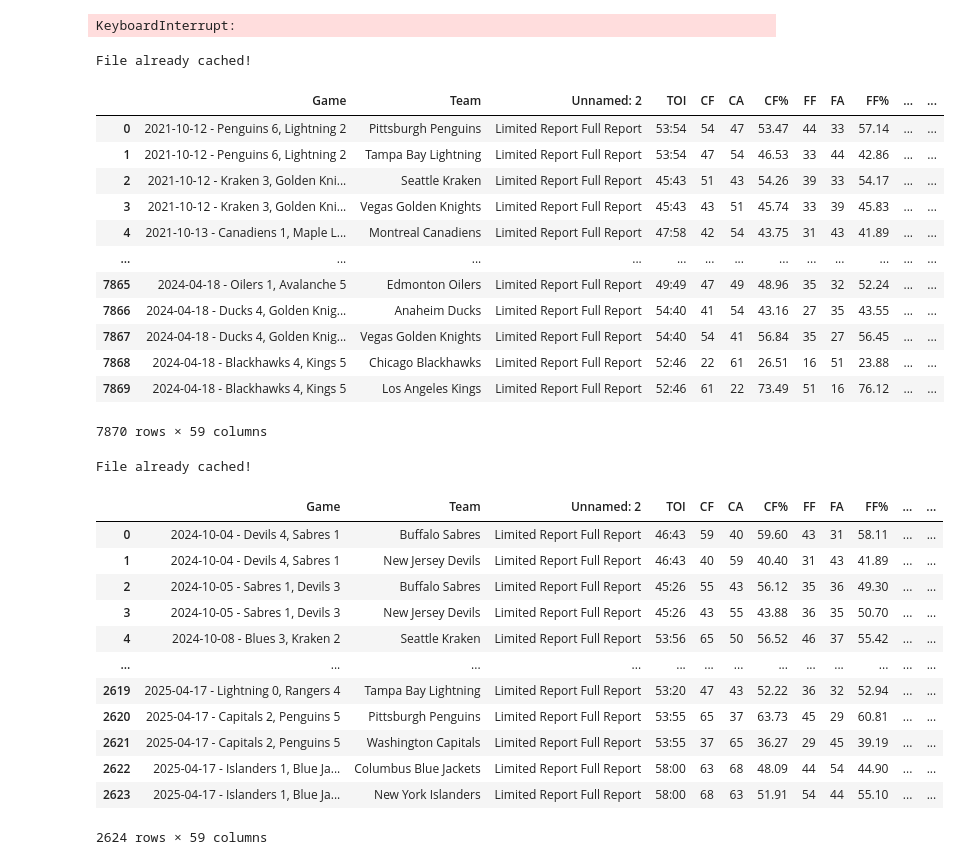
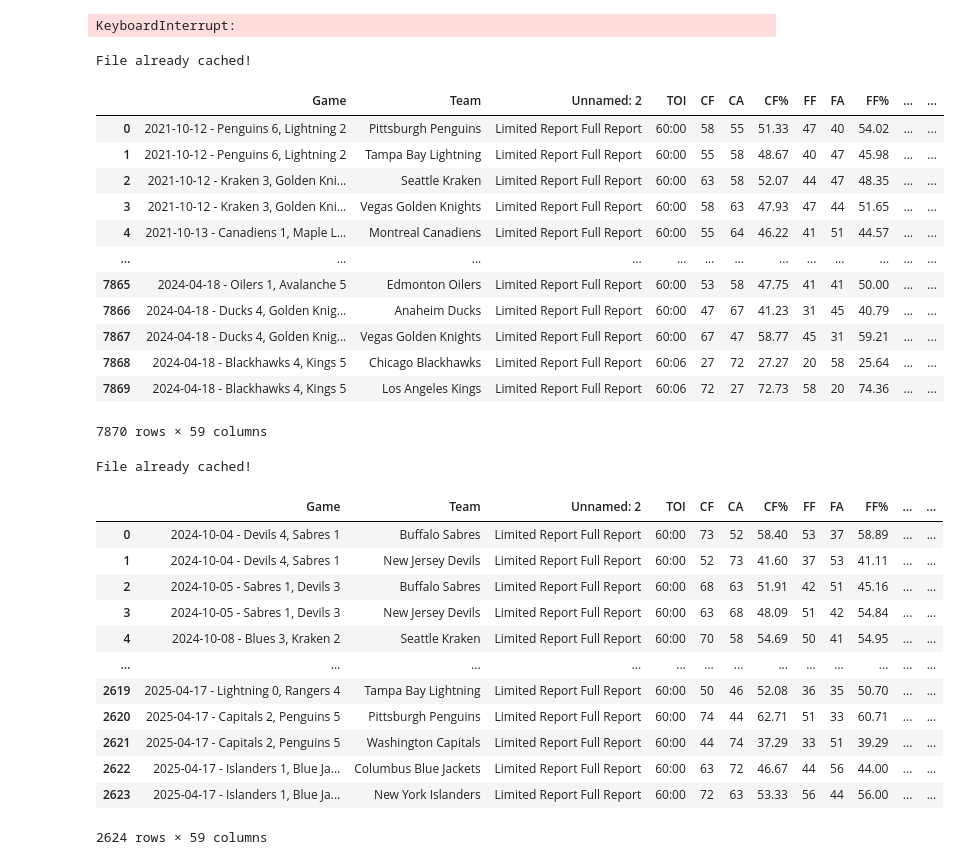
Before and after one commit to vblais12/NHL_stats_predictor, a Jupyter notebook: Testing/Scraping.ipynb, the cells around one changed output. Drawn from its saved outputs; the diff is of its cells as text; code cells hidden in the pictures.

```diff
--- a/Testing/Scraping.ipynb
+++ b/Testing/Scraping.ipynb
@@ -305,33 +305,33 @@ data
 data_sorted = data.sort_values(by=['Date', 'Time', 'Team']).reset_index(drop=True)
 data_sorted
 # %%
-url = 'https://www.naturalstattrick.com/games.php?fromseason=20212022&thruseason=20232024&stype=2&sit=5v5&loc=B&team=All&rate=n'
+url = 'https://www.naturalstattrick.com/games.php?fromseason=20212022&thruseason=20232024&stype=2&sit=all&loc=B&team=All&rate=n'
 
 import pandas as pd
 from io import StringIO
 
 data = get_page(url)
 data = StringIO(data)
 
 table1 = pd.read_html(data, attrs={'id' : 'teams'})[0]
 table1
 # %% [output]
 File already cached!
 |  | Game | Team | Unnamed: 2 | TOI | CF | CA | CF% | FF | FA | FF% | ... | ... |
-| 0 | 2021-10-12 - Penguins 6, Lightning 2 | Pittsburgh Penguins | Limited Report Full Report | 53:54 | 54 | 47 | 53.47 | 44 | 33 | 57.14 | ... | ... |
-| 1 | 2021-10-12 - Penguins 6, Lightning 2 | Tampa Bay Lightning | Limited Report Full Report | 53:54 | 47 | 54 | 46.53 | 33 | 44 | 42.86 | ... | ... |
-| 2 | 2021-10-12 - Kraken 3, Golden Kni... | Seattle Kraken | Limited Report Full Report | 45:43 | 51 | 43 | 54.26 | 39 | 33 | 54.17 | ... | ... |
-| 3 | 2021-10-12 - Kraken 3, Golden Kni... | Vegas Golden Knights | Limited Report Full Report | 45:43 | 43 | 51 | 45.74 | 33 | 39 | 45.83 | ... | ... |
-| 4 | 2021-10-13 - Canadiens 1, Maple L... | Montreal Canadiens | Limited Report Full Report | 47:58 | 42 | 54 | 43.75 | 31 | 43 | 41.89 | ... | ... |
+| 0 | 2021-10-12 - Penguins 6, Lightning 2 | Pittsburgh Penguins | Limited Report Full Report | 60:00 | 58 | 55 | 51.33 | 47 | 40 | 54.02 | ... | ... |
+| 1 | 2021-10-12 - Penguins 6, Lightning 2 | Tampa Bay Lightning | Limited Report Full Report | 60:00 | 55 | 58 | 48.67 | 40 | 47 | 45.98 | ... | ... |
+| 2 | 2021-10-12 - Kraken 3, Golden Kni... | Seattle Kraken | Limited Report Full Report | 60:00 | 63 | 58 | 52.07 | 44 | 47 | 48.35 | ... | ... |
+| 3 | 2021-10-12 - Kraken 3, Golden Kni... | Vegas Golden Knights | Limited Report Full Report | 60:00 | 58 | 63 | 47.93 | 47 | 44 | 51.65 | ... | ... |
+| 4 | 2021-10-13 - Canadiens 1, Maple L... | Montreal Canadiens | Limited Report Full Report | 60:00 | 55 | 64 | 46.22 | 41 | 51 | 44.57 | ... | ... |
 | ... | ... | ... | ... | ... | ... | ... | ... | ... | ... | ... | ... | ... |
-| 7865 | 2024-04-18 - Oilers 1, Avalanche 5 | Edmonton Oilers | Limited Report Full Report | 49:49 | 47 | 49 | 48.96 | 35 | 32 | 52.24 | ... | ... |
-| 7866 | 2024-04-18 - Ducks 4, Golden Knig... | Anaheim Ducks | Limited Report Full Report | 54:40 | 41 | 54 | 43.16 | 27 | 35 | 43.55 | ... | ... |
-| 7867 | 2024-04-18 - Ducks 4, Golden Knig... | Vegas Golden Knights | Limited Report Full Report | 54:40 | 54 | 41 | 56.84 | 35 | 27 | 56.45 | ... | ... |
-| 7868 | 2024-04-18 - Blackhawks 4, Kings 5 | Chicago Blackhawks | Limited Report Full Report | 52:46 | 22 | 61 | 26.51 | 16 | 51 | 23.88 | ... | ... |
-| 7869 | 2024-04-18 - Blackhawks 4, Kings 5 | Los Angeles Kings | Limited Report Full Report | 52:46 | 61 | 22 | 73.49 | 51 | 16 | 76.12 | ... | ... |
+| 7865 | 2024-04-18 - Oilers 1, Avalanche 5 | Edmonton Oilers | Limited Report Full Report | 60:00 | 53 | 58 | 47.75 | 41 | 41 | 50.00 | ... | ... |
+| 7866 | 2024-04-18 - Ducks 4, Golden Knig... | Anaheim Ducks | Limited Report Full Report | 60:00 | 47 | 67 | 41.23 | 31 | 45 | 40.79 | ... | ... |
+| 7867 | 2024-04-18 - Ducks 4, Golden Knig... | Vegas Golden Knights | Limited Report Full Report | 60:00 | 67 | 47 | 58.77 | 45 | 31 | 59.21 | ... | ... |
+| 7868 | 2024-04-18 - Blackhawks 4, Kings 5 | Chicago Blackhawks | Limited Report Full Report | 60:06 | 27 | 72 | 27.27 | 20 | 58 | 25.64 | ... | ... |
+| 7869 | 2024-04-18 - Blackhawks 4, Kings 5 | Los Angeles Kings | Limited Report Full Report | 60:06 | 72 | 27 | 72.73 | 58 | 20 | 74.36 | ... | ... |
 7870 rows × 59 columns
 # %%
-url2 = 'https://www.naturalstattrick.com/games.php?fromseason=20242025&thruseason=20242025&stype=2&sit=5v5&loc=B&team=All&rate=n'
+url2 = 'https://www.naturalstattrick.com/games.php?fromseason=20242025&thruseason=20242025&stype=2&sit=all&loc=B&team=All&rate=n'
 
 html = get_page(url2)
 html = StringIO(html)
@@ -341,17 +341,17 @@ table2
 # %% [output]
 File already cached!
 |  | Game | Team | Unnamed: 2 | TOI | CF | CA | CF% | FF | FA | FF% | ... | ... |
-| 0 | 2024-10-04 - Devils 4, Sabres 1 | Buffalo Sabres | Limited Report Full Report | 46:43 | 59 | 40 | 59.60 | 43 | 31 | 58.11 | ... | ... |
-| 1 | 2024-10-04 - Devils 4, Sabres 1 | New Jersey Devils | Limited Report Full Report | 46:43 | 40 | 59 | 40.40 | 31 | 43 | 41.89 | ... | ... |
-| 2 | 2024-10-05 - Sabres 1, Devils 3 | Buffalo Sabres | Limited Report Full Report | 45:26 | 55 | 43 | 56.12 | 35 | 36 | 49.30 | ... | ... |
-| 3 | 2024-10-05 - Sabres 1, Devils 3 | New Jersey Devils | Limited Report Full Report | 45:26 | 43 | 55 | 43.88 | 36 | 35 | 50.70 | ... | ... |
-| 4 | 2024-10-08 - Blues 3, Kraken 2 | Seattle Kraken | Limited Report Full Report | 53:56 | 65 | 50 | 56.52 | 46 | 37 | 55.42 | ... | ... |
+| 0 | 2024-10-04 - Devils 4, Sabres 1 | Buffalo Sabres | Limited Report Full Report | 60:00 | 73 | 52 | 58.40 | 53 | 37 | 58.89 | ... | ... |
+| 1 | 2024-10-04 - Devils 4, Sabres 1 | New Jersey Devils | Limited Report Full Report | 60:00 | 52 | 73 | 41.60 | 37 | 53 | 41.11 | ... | ... |
+| 2 | 2024-10-05 - Sabres 1, Devils 3 | Buffalo Sabres | Limited Report Full Report | 60:00 | 68 | 63 | 51.91 | 42 | 51 | 45.16 | ... | ... |
+| 3 | 2024-10-05 - Sabres 1, Devils 3 | New Jersey Devils | Limited Report Full Report | 60:00 | 63 | 68 | 48.09 | 51 | 42 | 54.84 | ... | ... |
+| 4 | 2024-10-08 - Blues 3, Kraken 2 | Seattle Kraken | Limited Report Full Report | 60:00 | 70 | 58 | 54.69 | 50 | 41 | 54.95 | ... | ... |
 | ... | ... | ... | ... | ... | ... | ... | ... | ... | ... | ... | ... | ... |
-| 2619 | 2025-04-17 - Lightning 0, Rangers 4 | Tampa Bay Lightning | Limited Report Full Report | 53:20 | 47 | 43 | 52.22 | 36 | 32 | 52.94 | ... | ... |
-| 2620 | 2025-04-17 - Capitals 2, Penguins 5 | Pittsburgh Penguins | Limited Report Full Report | 53:55 | 65 | 37 | 63.73 | 45 | 29 | 60.81 | ... | ... |
-| 2621 | 2025-04-17 - Capitals 2, Penguins 5 | Washington Capitals | Limited Report Full Report | 53:55 | 37 | 65 | 36.27 | 29 | 45 | 39.19 | ... | ... |
-| 2622 | 2025-04-17 - Islanders 1, Blue Ja... | Columbus Blue Jackets | Limited Report Full Report | 58:00 | 63 | 68 | 48.09 | 44 | 54 | 44.90 | ... | ... |
-| 2623 | 2025-04-17 - Islanders 1, Blue Ja... | New York Islanders | Limited Report Full Report | 58:00 | 68 | 63 | 51.91 | 54 | 44 | 55.10 | ... | ... |
+| 2619 | 2025-04-17 - Lightning 0, Rangers 4 | Tampa Bay Lightning | Limited Report Full Report | 60:00 | 50 | 46 | 52.08 | 36 | 35 | 50.70 | ... | ... |
+| 2620 | 2025-04-17 - Capitals 2, Penguins 5 | Pittsburgh Penguins | Limited Report Full Report | 60:00 | 74 | 44 | 62.71 | 51 | 33 | 60.71 | ... | ... |
+| 2621 | 2025-04-17 - Capitals 2, Penguins 5 | Washington Capitals | Limited Report Full Report | 60:00 | 44 | 74 | 37.29 | 33 | 51 | 39.29 | ... | ... |
+| 2622 | 2025-04-17 - Islanders 1, Blue Ja... | Columbus Blue Jackets | Limited Report Full Report | 60:00 | 63 | 72 | 46.67 | 44 | 56 | 44.00 | ... | ... |
+| 2623 | 2025-04-17 - Islanders 1, Blue Ja... | New York Islanders | Limited Report Full Report | 60:00 | 72 | 63 | 53.33 | 56 | 44 | 56.00 | ... | ... |
 2624 rows × 59 columns
 # %%
 all_data = pd.concat([table1, table2], ignore_index=True)
```
Also changed, not shown: parts of 4 cells of this notebook, 2 other files.
